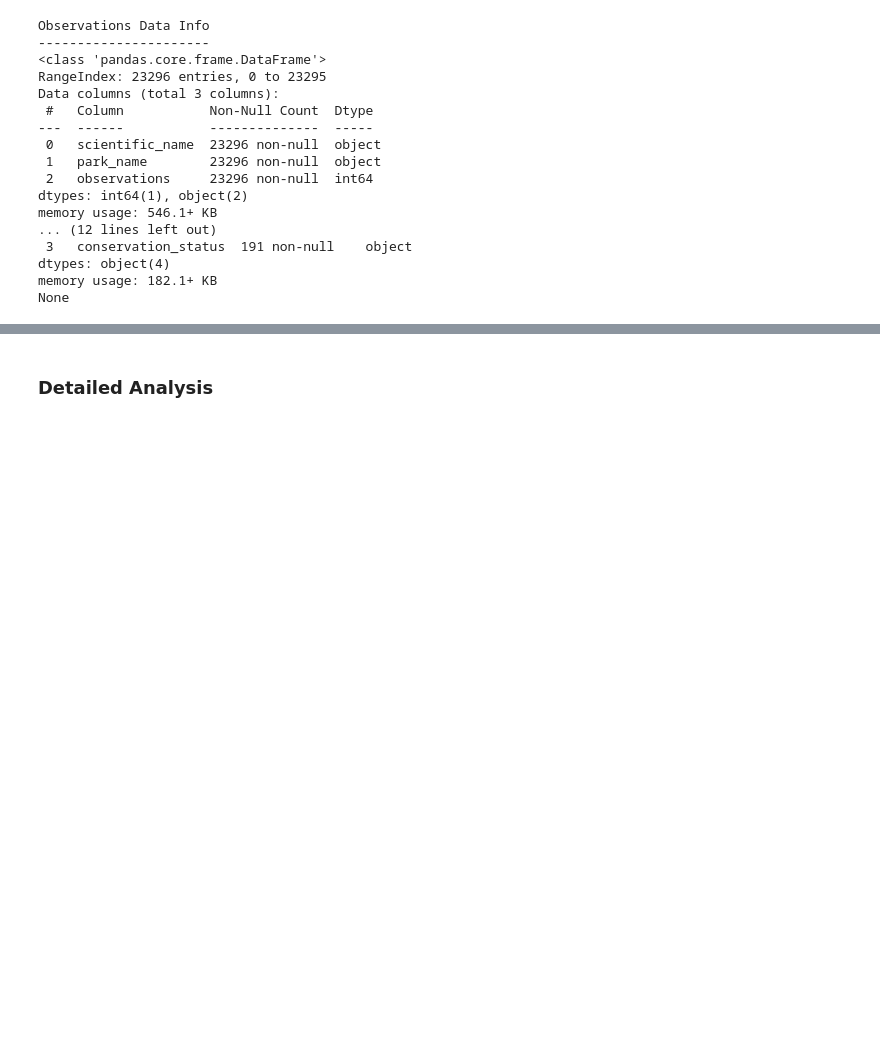
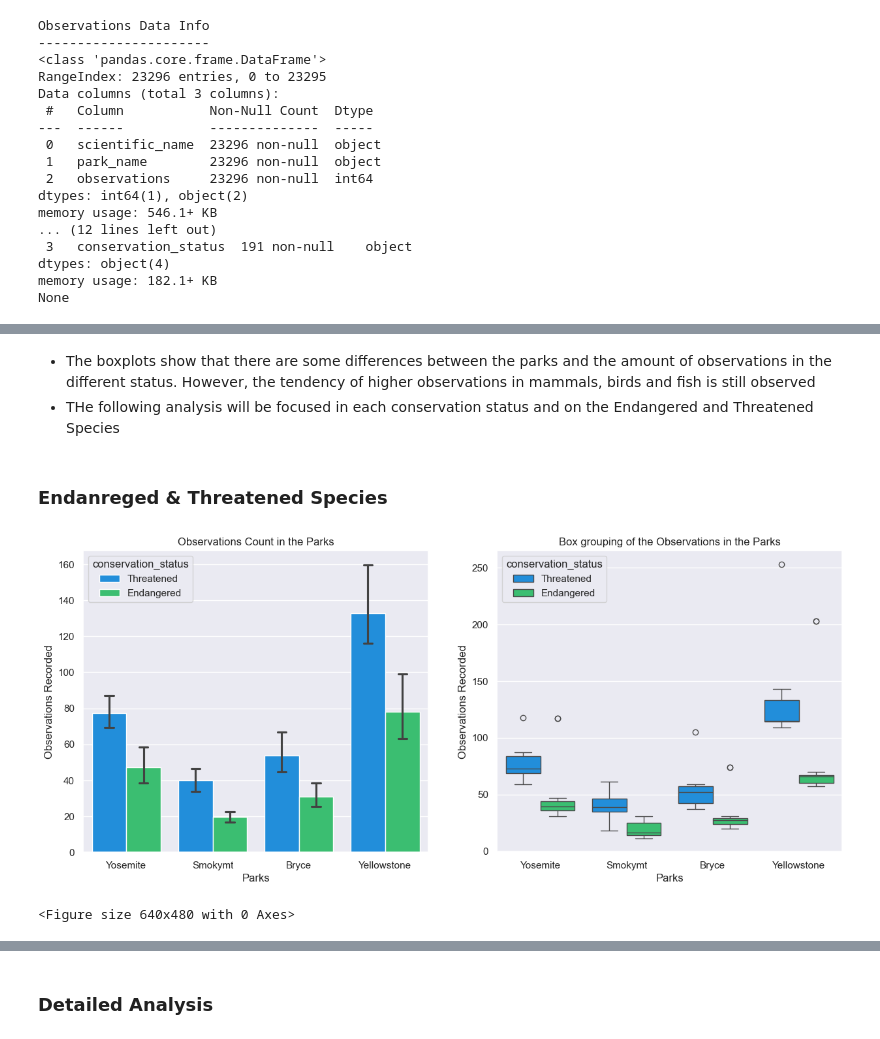
Before and after one commit to GALLP900/CodAcG_Github, a Jupyter notebook: Python_Training/Data Science Fundations II/biodiversity-starter/biodiversity_starter/biodiversity.ipynb, the cells around one changed output, grey strips where cells are left out. Cells and saved outputs as stored; diff of their text form; code cells hidden in the pictures; blank space fills up the shorter version.

```diff
--- a/Python_Training/Data Science Fundations II/biodiversity-starter/biodiversity_starter/biodiversity.ipynb
+++ b/Python_Training/Data Science Fundations II/biodiversity-starter/biodiversity_starter/biodiversity.ipynb
@@ -130 +183,28 @@ plt.clf()
 <Figure size 640x480 with 0 Axes>
+# %% [markdown]
+- The boxplots show that there are some differences between the parks and the amount of observations in the different status. However, the tendency of higher observations in mammals, birds and fish is still observed
+- THe following analysis will be focused in each conservation status and on the Endangered and Threatened Species
+# %% [markdown]
+### Endanreged & Threatened Species
+# %%
+#Analyze data by park and endanreged species
+plt.figure(figsize=(15,6))
+park_data_TE = all_data[((all_data.conservation_status == 'Endangered') | (all_data.conservation_status == 'Threatened'))]
+#plot the observations distribution in the parks for the endagered species and threatened species
+plt.subplot(1,2,1)
+#capsize is used to add error bars to the barplot
+sn.barplot(data=park_data_TE, x='park_name', y='observations', hue='conservation_status', capsize=0.2)
+plt.title(f'Observations Count in the Parks')
+plt.xlabel('Parks')
+plt.ylabel('Observations Recorded')
+#plot the observations distribution in the parks for the endagered species and threatened species
+plt.subplot(1,2,2)
+sn.boxplot(data=park_data_TE, x='park_name', y='observations', hue='conservation_status')
+plt.title(f'Box grouping of the Observations in the Parks')
+plt.xlabel('Parks')
+plt.ylabel('Observations Recorded')
+plt.show()
+plt.clf()
+# %% [output]
+[figure, added]
+<Figure size 640x480 with 0 Axes>
```
Also changed, not shown: parts of 20 cells of this notebook.
